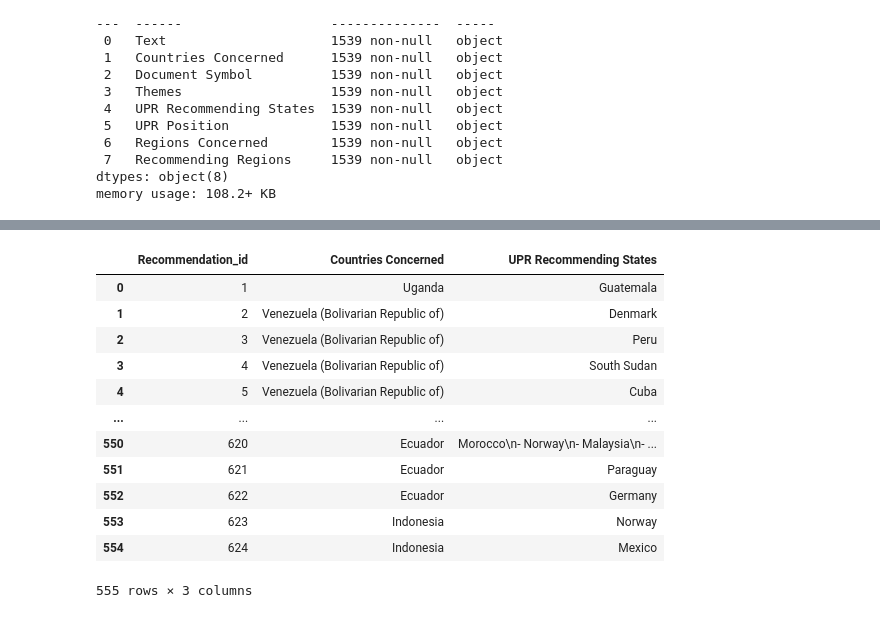
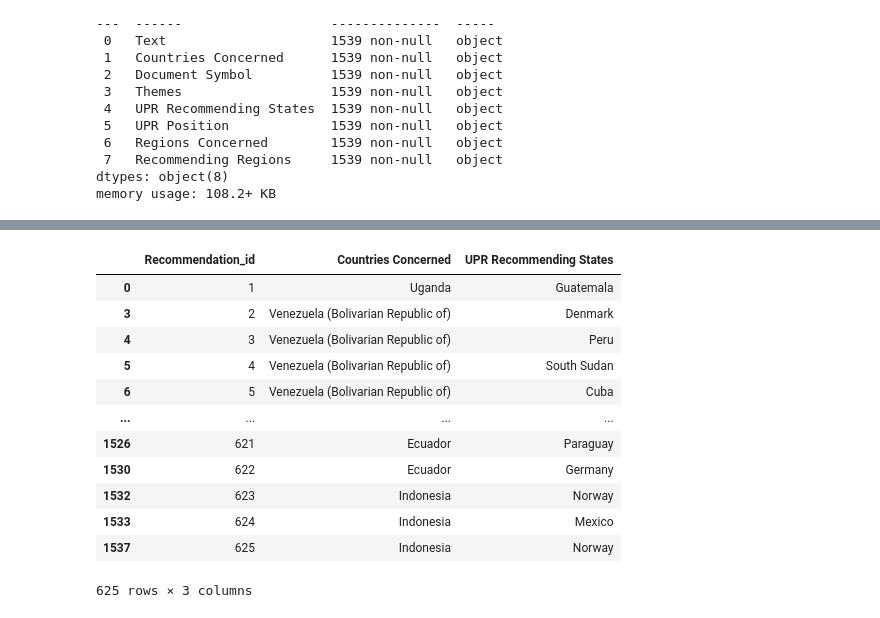
Before and after one commit to jandemeskel/UN-project, a Jupyter notebook: Ingestion.ipynb, the cells around one changed output, grey strips where cells are left out. Cells and saved outputs as stored; diff of their text form; code cells hidden in the pictures.

```diff
--- a/Ingestion.ipynb
+++ b/Ingestion.ipynb
@@ -154,23 +139,22 @@ Recommendations_df
 # %%
-Country_to_recommendations = df4[['Countries Concerned','UPR Recommending States']].drop_duplicates(keep ='first')
-test_c_2_r= df4[['Countries Concerned','UPR Recommending States']]
+Country_to_recommendations = df4[['Countries Concerned','UPR Recommending States']]
 Country_to_recommendations.index = Country_to_recommendations.index.set_names(['Recommendation_id'])
-Country_to_recommendations = Country_to_recommendations.reset_index(level=0)
+Country_to_recommendations = Country_to_recommendations.reset_index(level=0).drop_duplicates(subset='Recommendation_id', keep='first')
 Country_to_recommendations
 # %% [output]
 |  | Recommendation_id | Countries Concerned | UPR Recommending States |
 | 0 | 1 | Uganda | Guatemala |
-| 1 | 2 | Venezuela (Bolivarian Republic of) | Denmark |
-| 2 | 3 | Venezuela (Bolivarian Republic of) | Peru |
-| 3 | 4 | Venezuela (Bolivarian Republic of) | South Sudan |
-| 4 | 5 | Venezuela (Bolivarian Republic of) | Cuba |
+| 3 | 2 | Venezuela (Bolivarian Republic of) | Denmark |
+| 4 | 3 | Venezuela (Bolivarian Republic of) | Peru |
+| 5 | 4 | Venezuela (Bolivarian Republic of) | South Sudan |
+| 6 | 5 | Venezuela (Bolivarian Republic of) | Cuba |
 | ... | ... | ... | ... |
-| 550 | 620 | Ecuador | Morocco\n- Norway\n- Malaysia\n- ... |
-| 551 | 621 | Ecuador | Paraguay |
-| 552 | 622 | Ecuador | Germany |
-| 553 | 623 | Indonesia | Norway |
-| 554 | 624 | Indonesia | Mexico |
+| 1526 | 621 | Ecuador | Paraguay |
+| 1530 | 622 | Ecuador | Germany |
+| 1532 | 623 | Indonesia | Norway |
+| 1533 | 624 | Indonesia | Mexico |
+| 1537 | 625 | Indonesia | Norway |
-555 rows × 3 columns
+625 rows × 3 columns
 # %%
 Countries_df = pd.DataFrame(df4['Countries Concerned'].unique(), columns=['Country_name'])
 Countries_df.index = Countries_df.index.set_names(['Country_id'])
```
Also changed, not shown: parts of 16 cells of this notebook.
